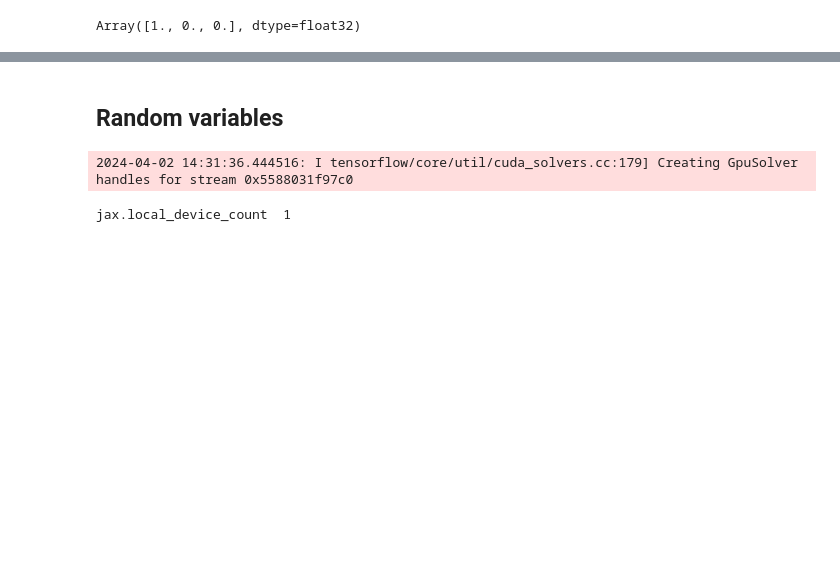
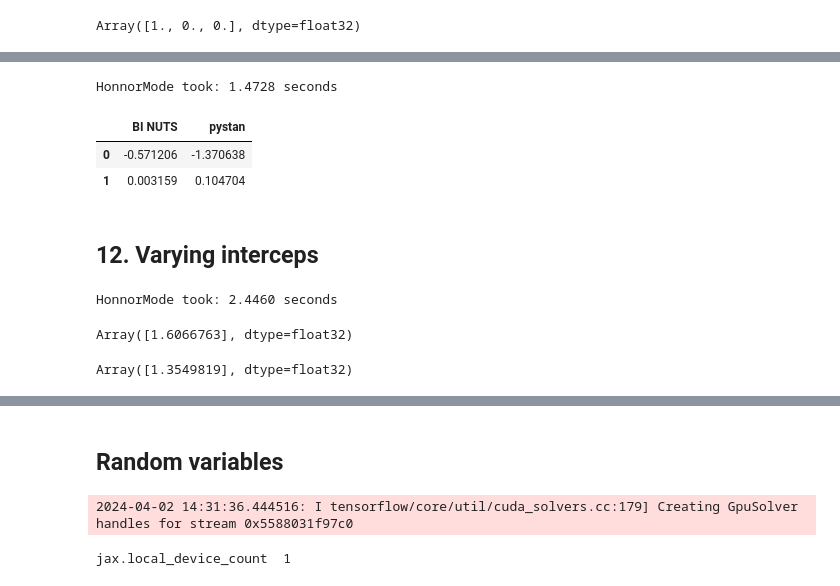
Before and after one commit to BGN-for-ASNA/BI, a Jupyter notebook: HonnorMode.ipynb, the cells around one changed output, grey strips where cells are left out. Saved outputs shown, nothing was run; the diff lists cells and outputs as text; code cells hidden in the pictures; blank space fills up the shorter version.

```diff
--- a/HonnorMode.ipynb
+++ b/HonnorMode.ipynb
@@ -644,0 +780,34 @@ def model():
+# %%
+r.seed(42)
+# Define parameters
+prob_drink = 0.2  # 20% of days
+rate_work = 1     # average 1 manuscript per day
+
+# sample one year of production
+N = 365
+
+np.random.seed(365)
+drink = np.random.binomial(1, prob_drink, N)
+y = (1 - drink) * np.random.poisson(rate_work, N)
+d = pd.DataFrame(y)
+
+def model():
+    al = yield normal(1, 1, 0.5)
+    ap = yield normal(1, -1.5 , 1)
+    y = yield Independent(ZeroInflatedNegativeBinomial(total_count = 365, inflated_loc_logits = al, logits = jnp.log(ap)), reinterpreted_batch_ndims=1)
+
+posterior, sample_stats = NUTSdual(model, obs = jnp.array(d.iloc[:,0].values))
+# %% [output]
+HonnorMode took: 1.4728 seconds
+# %%
+pd.DataFrame(
+    {
+        "BI NUTS": jnp.concatenate([jnp.mean(posterior[0], axis = 1)[0], jnp.mean(posterior[1], axis = 1)[0]]),
+        "pystan": [-1.370638, 0.104704]
+    })
+# %% [output]
+|  | BI NUTS | pystan |
+| 0 | -0.571206 | -1.370638 |
+| 1 | 0.003159 | 0.104704 |
+# %% [markdown]
+## 12. Varying interceps
@@ -644,0 +819,23 @@ def model():
+# %%
+d = pd.read_csv('data/reedfrogs.csv', sep = ';')
+d["tank"] = np.arange(d.shape[0])
+tank = jnp.array(d["tank"].astype('int32').values)
+density = jnp.array(d["density"].astype('float32').values)
+def model():
+    sigma = yield exponential(1, 1)
+    a_bar = yield normal(1, 0, 1.5)
+    alpha = yield normal(48, a_bar, sigma)
+    p = jnp.squeeze(alpha[tank])[0]
+    y = yield Independent(Binomial(total_count = density, logits = p), reinterpreted_batch_ndims=1)
+
+posterior, sample_stats = NUTS(model, obs = jnp.array(d.surv.astype('float32').values))
+# %% [output]
+HonnorMode took: 2.4460 seconds
+# %%
+jnp.mean(posterior[0], axis = 1)[0]
+# %% [output]
+Array([1.6066763], dtype=float32)
+# %%
+jnp.mean(posterior[1], axis = 1)[0]
+# %% [output]
+Array([1.3549819], dtype=float32)
```
Also changed, not shown: parts of 49 cells of this notebook, 2 other files.
